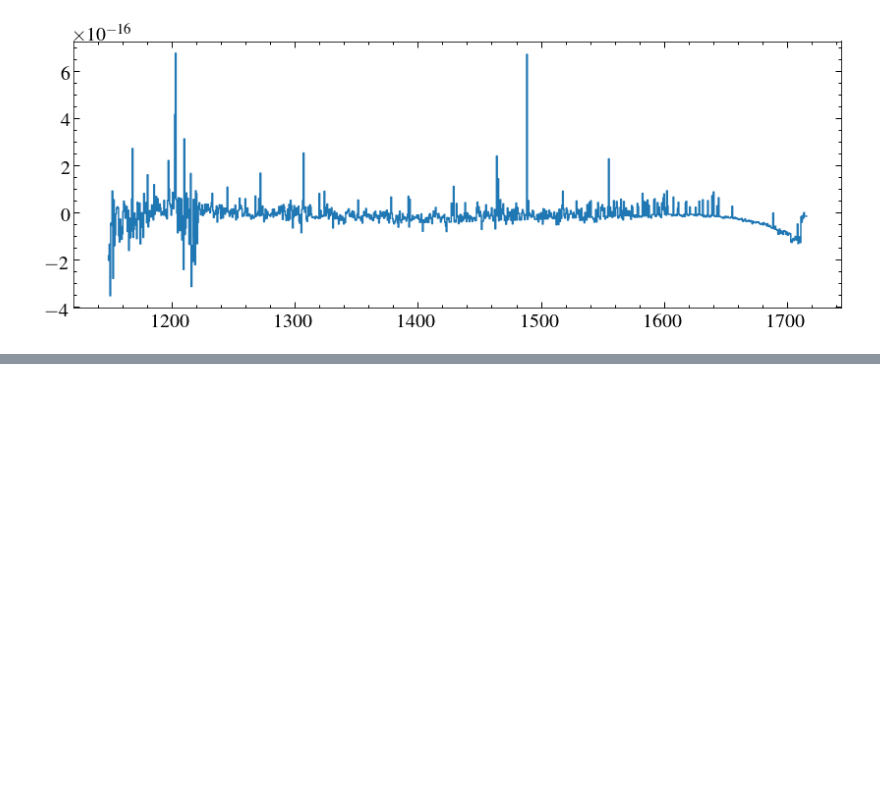
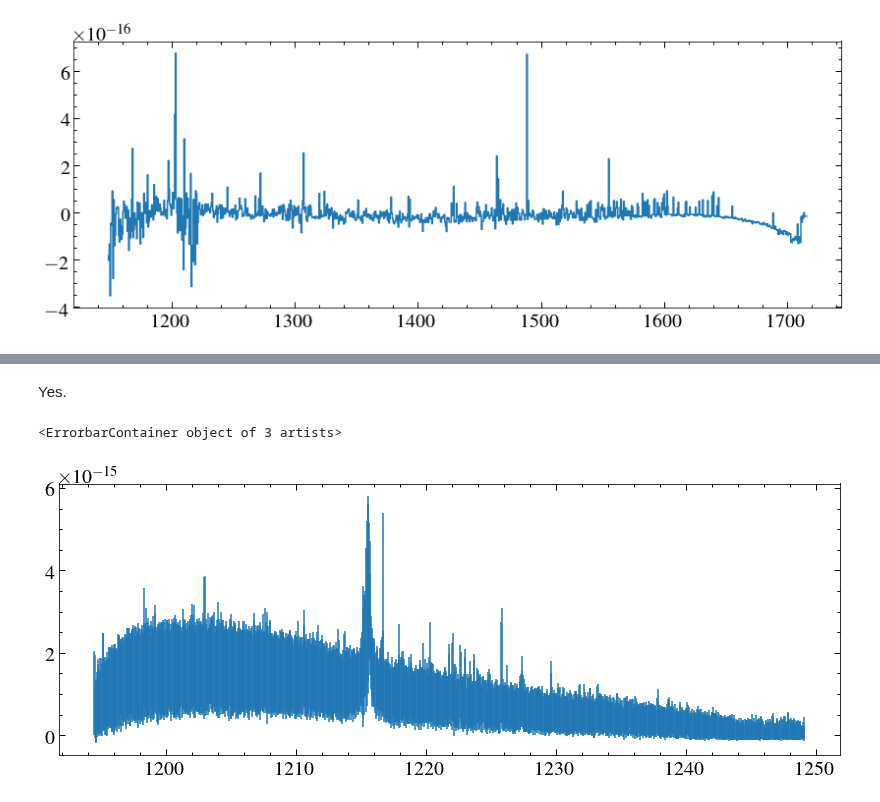
Before and after one commit to davidjwilson/SEDs, a Jupyter notebook: trappist-1/STIS/archival_combine.ipynb, the cells around one changed output, grey strips where cells are left out. Saved outputs shown, nothing was run; the diff lists cells and outputs as text; code cells hidden in the pictures; blank space fills up the shorter version.

```diff
--- a/trappist-1/STIS/archival_combine.ipynb
+++ b/trappist-1/STIS/archival_combine.ipynb
@@ -148,0 +172,7 @@ ascii.write(data, 'TRAPPIST-1_G140L_coadd.ecsv', delimiter=',', format='ecsv')
+# %% [markdown]
+Yes.
+# %%
+plt.errorbar(w, np.mean(es, axis=0), yerr=np.std(es, axis=0), ls='none')
+# %% [output]
+<ErrorbarContainer object of 3 artists>
+[figure, added]
```
Also changed, not shown: parts of 11 cells of this notebook.
